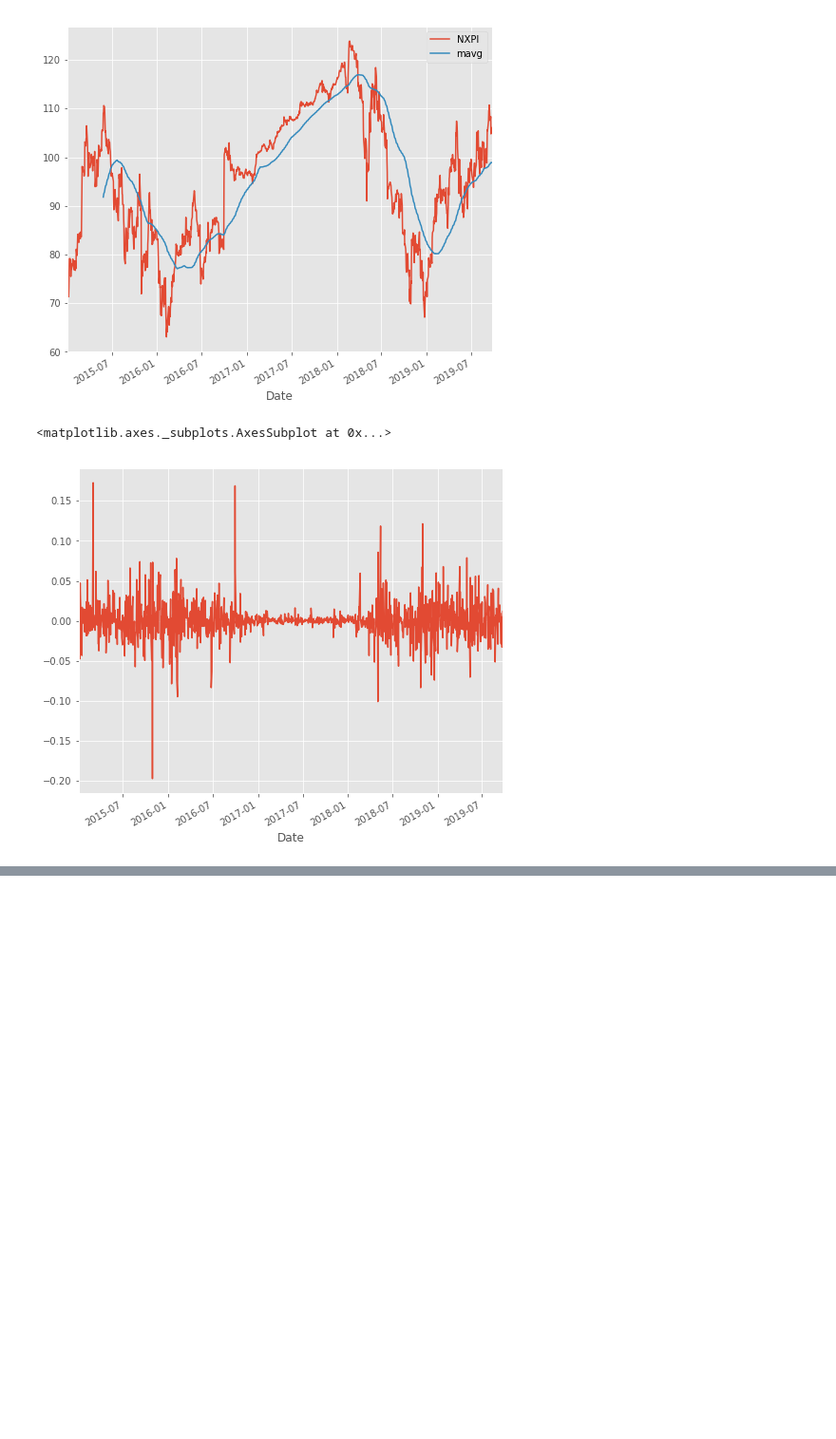
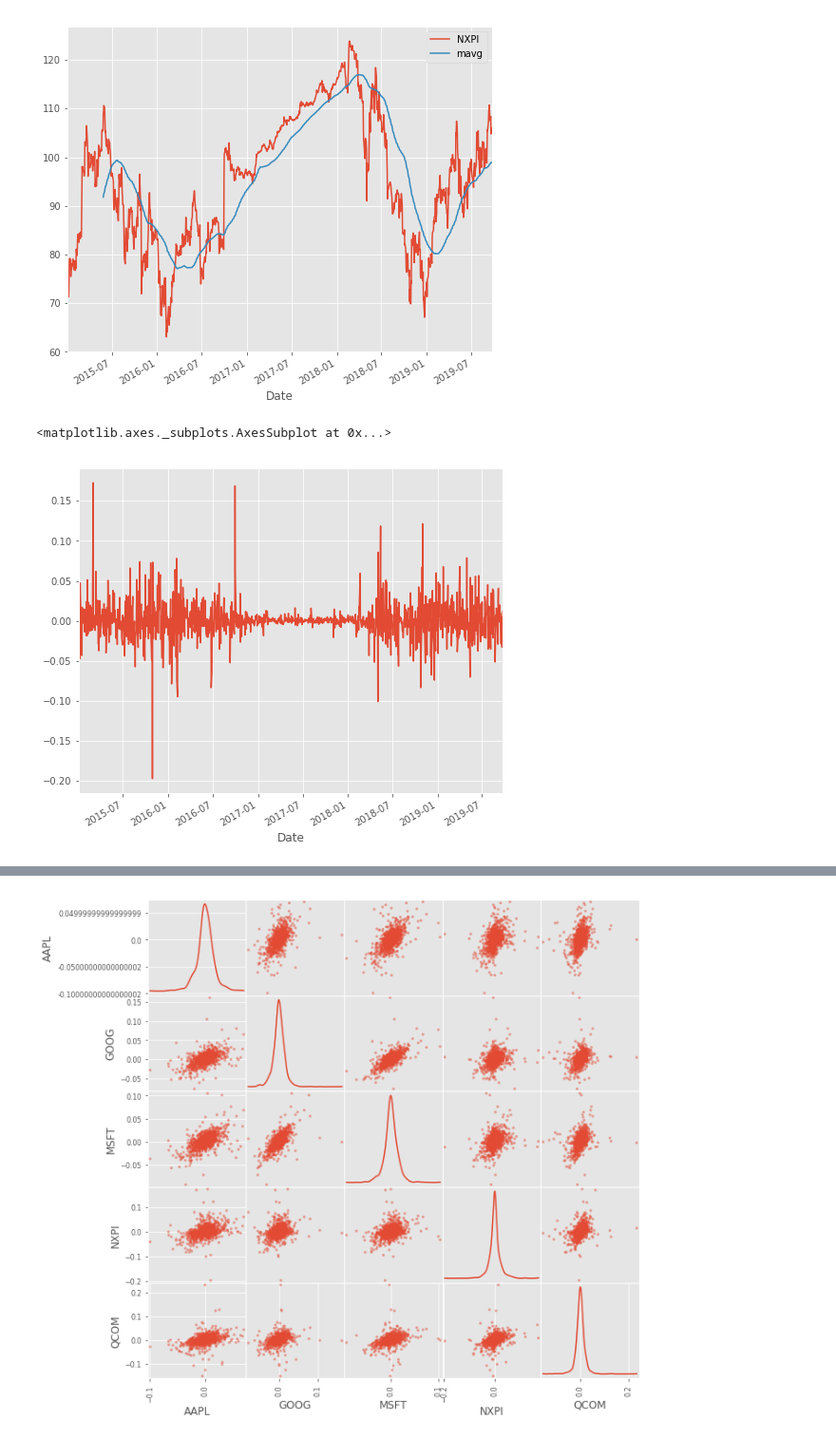
Before and after one commit to Unicorndy/Stock_analysis_Pandas_Scikit_Learn, a Jupyter notebook: Stock_analysis_with_pandas_scikit_learn.ipynb, the cells around one changed output, grey strips where cells are left out. Shown at 95% size. Saved outputs shown, nothing was run; the diff lists cells and outputs as text; code cells hidden in the pictures; blank space fills up the shorter version.

```diff
--- a/Stock_analysis_with_pandas_scikit_learn.ipynb
+++ b/Stock_analysis_with_pandas_scikit_learn.ipynb
@@ -65,0 +104,5 @@ dfcomp = web.DataReader(['NXPI',AAPL', 'GE', 'GOOG', 'IBM', 'MSFT'],'yahoo',star
+# %%
+#scatter_matrix to visualize possible correlations among competing stocks
+scatter_matrix(retscomp, diagonal='kde', figsize=(10, 10));
+# %% [output]
+[figure, added]
```
Also changed, not shown: parts of 18 cells of this notebook.
